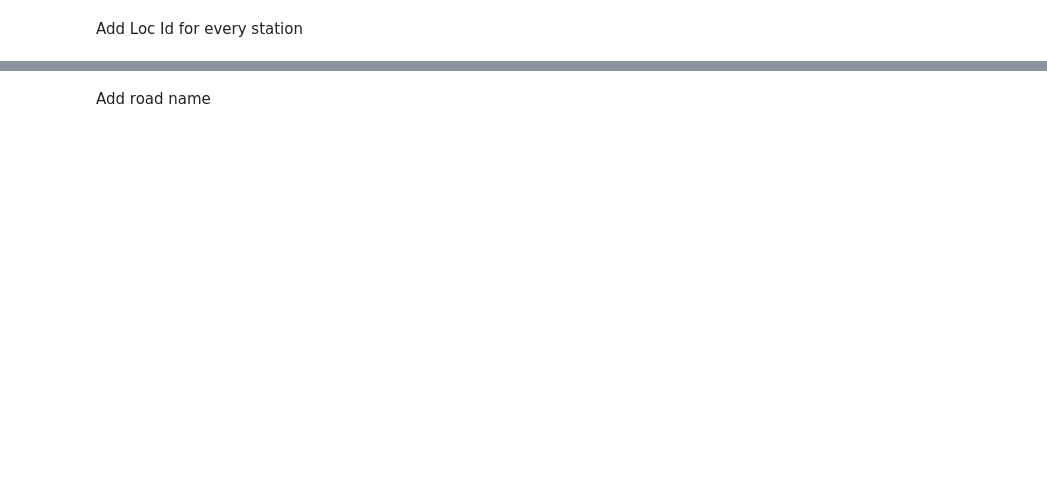
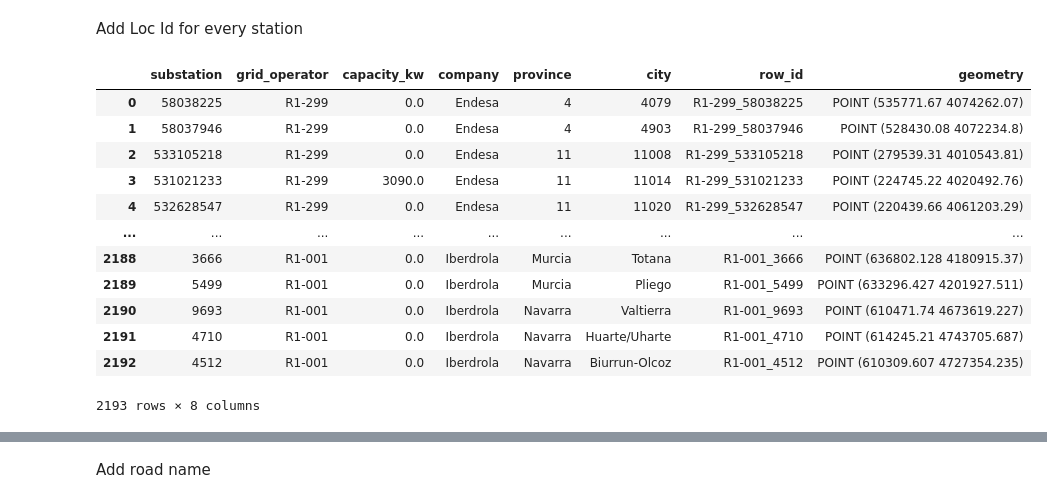
Before and after one commit to NicklasUrban/Iberdrola-Datathon, a Jupyter notebook: notebooks/02_backbone_analysis copy.ipynb, the cells around one changed output, grey strips where cells are left out. Saved outputs shown, nothing was run; the diff lists cells and outputs as text; code cells hidden in the pictures; blank space fills up the shorter version.

```diff
--- a/notebooks/02_backbone_analysis copy.ipynb
+++ b/notebooks/02_backbone_analysis copy.ipynb
@@ -432,0 +682,16 @@ df_stations['location_id'] = [f"IBE_{i:02d}" for i in range(1, len(df_stations)
+# %%
+gdf_capacity
+# %% [output]
+|  | substation | grid_operator | capacity_kw | company | province | city | row_id | geometry |
+| 0 | 58038225 | R1-299 | 0.0 | Endesa | 4 | 4079 | R1-299_58038225 | POINT (535771.67 4074262.07) |
+| 1 | 58037946 | R1-299 | 0.0 | Endesa | 4 | 4903 | R1-299_58037946 | POINT (528430.08 4072234.8) |
+| 2 | 533105218 | R1-299 | 0.0 | Endesa | 11 | 11008 | R1-299_533105218 | POINT (279539.31 4010543.81) |
+| 3 | 531021233 | R1-299 | 3090.0 | Endesa | 11 | 11014 | R1-299_531021233 | POINT (224745.22 4020492.76) |
+| 4 | 532628547 | R1-299 | 0.0 | Endesa | 11 | 11020 | R1-299_532628547 | POINT (220439.66 4061203.29) |
+| ... | ... | ... | ... | ... | ... | ... | ... | ... |
+| 2188 | 3666 | R1-001 | 0.0 | Iberdrola | Murcia | Totana | R1-001_3666 | POINT (636802.128 4180915.37) |
+| 2189 | 5499 | R1-001 | 0.0 | Iberdrola | Murcia | Pliego | R1-001_5499 | POINT (633296.427 4201927.511) |
+| 2190 | 9693 | R1-001 | 0.0 | Iberdrola | Navarra | Valtierra | R1-001_9693 | POINT (610471.74 4673619.227) |
+| 2191 | 4710 | R1-001 | 0.0 | Iberdrola | Navarra | Huarte/Uharte | R1-001_4710 | POINT (614245.21 4743705.687) |
+| 2192 | 4512 | R1-001 | 0.0 | Iberdrola | Navarra | Biurrun-Olcoz | R1-001_4512 | POINT (610309.607 4727354.235) |
+2193 rows × 8 columns
```
Also changed, not shown: parts of 51 cells of this notebook.
